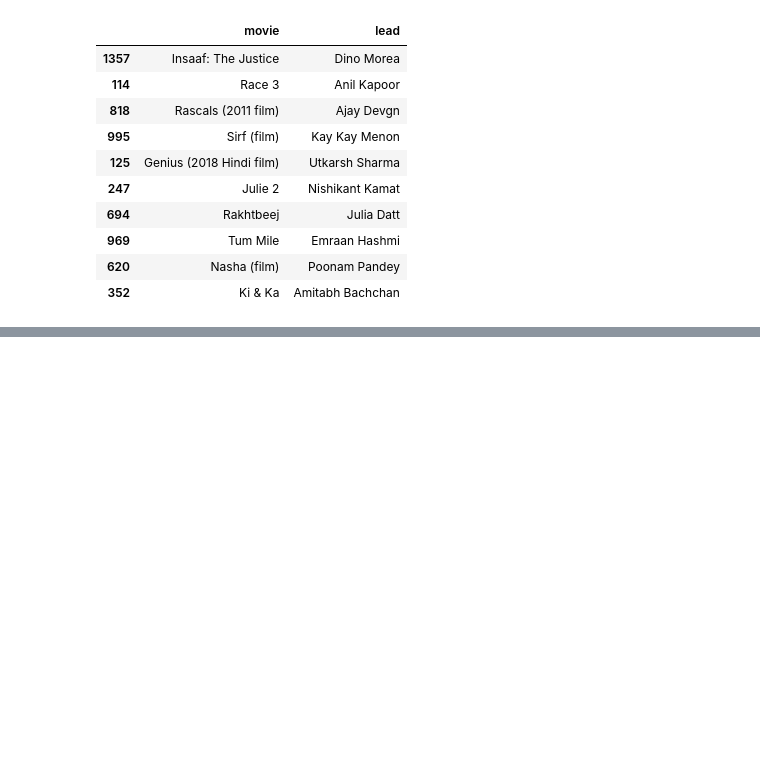
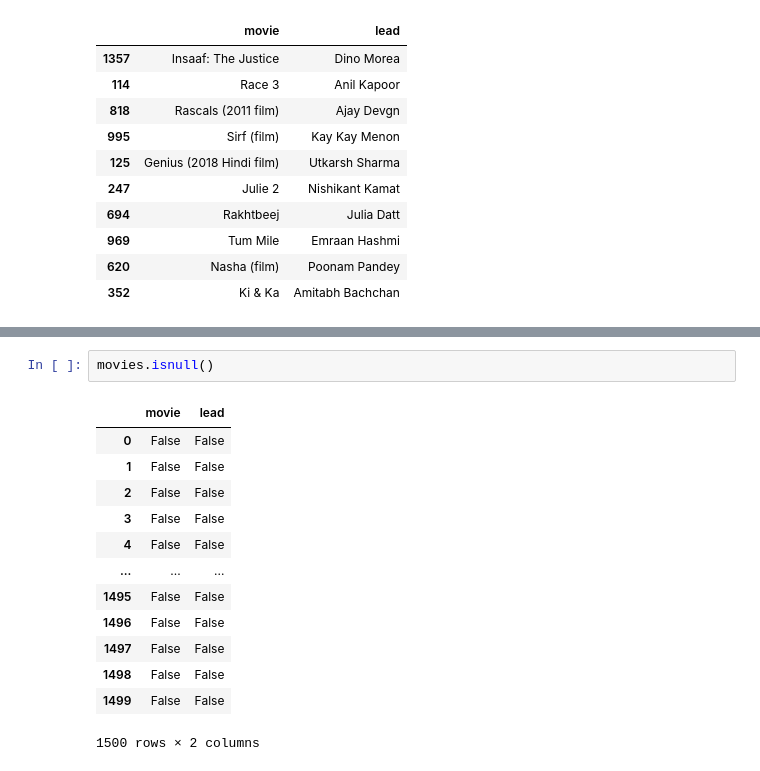
Before and after one commit to jhalucky/KPP-Keep-Practicing-Python, a Jupyter notebook: pandas/working.ipynb, the cells around one changed output, grey strips where cells are left out. Cells and saved outputs as stored; diff of their text form; blank space fills up the shorter version.

Commit message:
feat: describe and isnull()

```diff
--- a/pandas/working.ipynb
+++ b/pandas/working.ipynb
@@ -147,0 +156,16 @@ movies.sample(10)
+# %%
+movies.isnull()
+# %% [output]
+|  | movie | lead |
+| 0 | False | False |
+| 1 | False | False |
+| 2 | False | False |
+| 3 | False | False |
+| 4 | False | False |
+| ... | ... | ... |
+| 1495 | False | False |
+| 1496 | False | False |
+| 1497 | False | False |
+| 1498 | False | False |
+| 1499 | False | False |
+1500 rows × 2 columns
```
Also changed, not shown: parts of 2 cells of this notebook.
